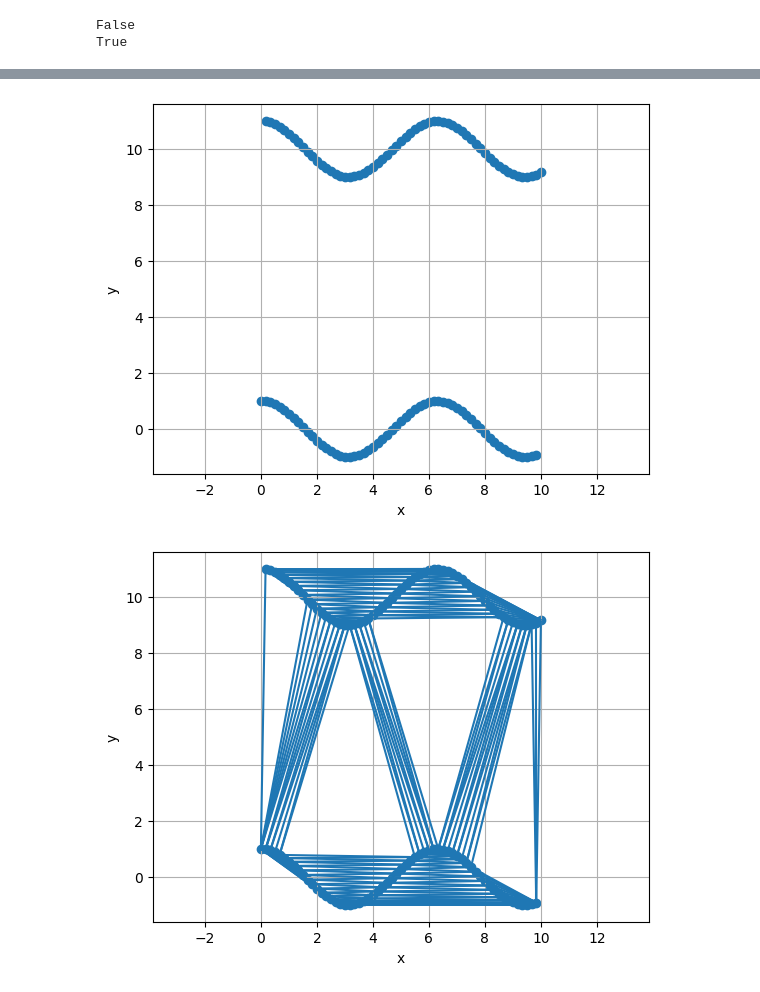
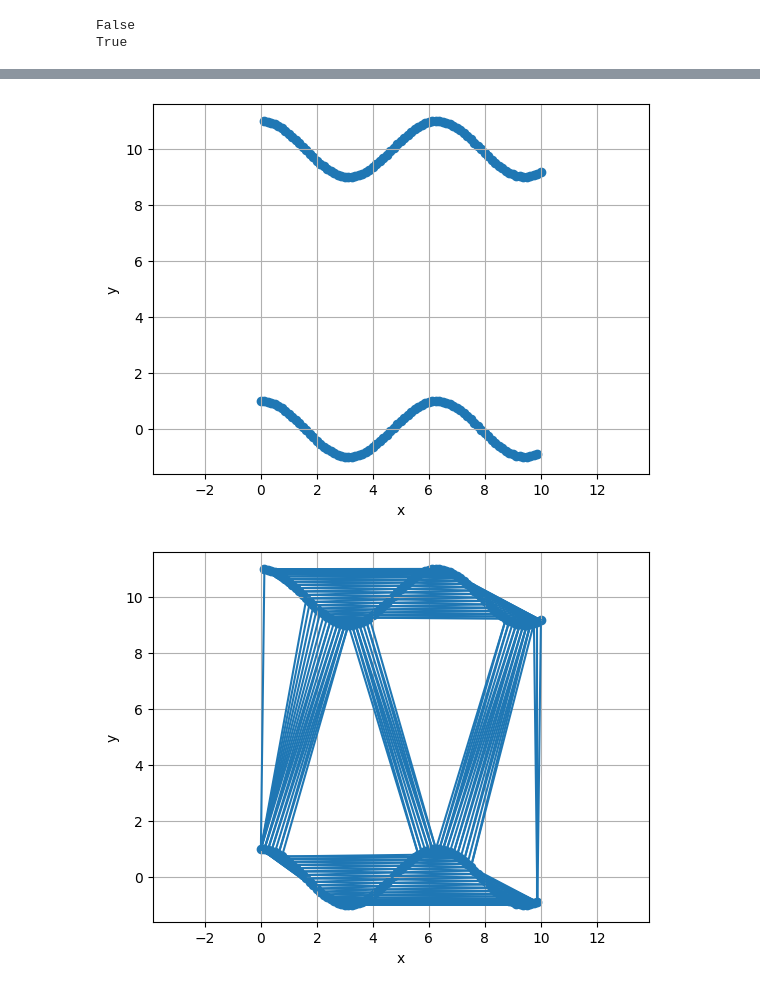
Before and after one commit to bialywaldemar/Geometry_Algorithms, a Jupyter notebook: Delaunay.ipynb, the cells around one changed output, grey strips where cells are left out. Drawn from its saved outputs; the diff is of its cells as text; code cells hidden in the pictures.

```diff
--- a/Delaunay.ipynb
+++ b/Delaunay.ipynb
@@ -72,7 +72,7 @@ def get_wavy_coords(n, amplitude=1, frequency=1, start_x=0, end_x=10, height=10)
         result.append((end_x-i*step, amplitude*np.cos(frequency*(end_x-i*step))+height))
     return result
 # %%
-def is_in_triangle(p, p1, p2, p3, eps=1e-9): # funkcja sprawdza, czy dany punkt p znajduje się w środku trójkąta
+def is_in_triangle(p, p1, p2, p3, eps=0): # funkcja sprawdza, czy dany punkt p znajduje się w środku trójkąta
         def sign(p1, p2, p3):
             return (p1[0] - p3[0]) * (p2[1] - p3[1]) - (p2[0] - p3[0]) * (p1[1] - p3[1])
 
@@ -106,7 +106,7 @@ def on_triangle_edge(p, t, epsilon=1e-9): # funkcja sprawdza, czy punkt jest na
         point_on_line(p, p3, p1, epsilon)
     )
 # %%
-def on_which_edge(P, A, B, C, eps=1e-9): # funkcja sprawdza, na której krawędzi trójkąta znajduje się punkt, 2 pierwsze elementy wyniku to 2 wierzcholki tej krawędzi
+def on_which_edge(P, A, B, C, eps=1e-5): # funkcja sprawdza, na której krawędzi trójkąta znajduje się punkt, 2 pierwsze elementy wyniku to 2 wierzcholki tej krawędzi
     def is_on_edge(P, X, Y):
         cross_product = (P[0] - X[0]) * (Y[1] - X[1]) - (P[1] - X[1]) * (Y[0] - X[0])
         if abs(cross_product) > eps:
@@ -241,7 +240,7 @@ def legalize_edge(p, edge, T, res, dummy):
             legalize_edge(p, (r, edge[1]), T, res, dummy)
 # %%
 def delaunay(P): # P - zbior zawierajacy n punktow na plaszczyznie w postaci krotek (x,y). Zwraca tablicę dodanych przekątnych oraz tablicę stworzonych trójkątów
-
+    P = list(set(P))
     n = len(P)
 
     if n < 3:
@@ -252,9 +251,9 @@ def delaunay(P): # P - zbior zawierajacy n punktow na plaszczyznie w postaci kro
 
     coord_max = max(abs(coord) for point in P for coord in point)
 
-    p1 = (3*coord_max, -2)
-    p2 = (0, 3*coord_max)
-    p3 = (-3*coord_max, -3*coord_max)
+    p1 = (3*coord_max + 10, 0)
+    p2 = (0, 3*coord_max + 4)
+    p3 = (-3*coord_max - 5, -3*coord_max - 3)
     T = [(p1,p2,p3)]
     dummy = [p1,p2,p3]
     res = [(p1,p2),(p2,p3),(p1,p3)]
@@ -276,12 +275,20 @@ def delaunay(P): # P - zbior zawierajacy n punktow na plaszczyznie w postaci kro
             T.append((P[i], pj, pk))
             T.append((P[i], pi, pk))
 
+            legalize_edge(P[i], (pi, pj), T, res, dummy)
+
+            legalize_edge(P[i], (pj, pk), T, res, dummy)
+
+            legalize_edge(P[i], (pi, pk), T, res, dummy)
+
             if find_triangle_with_edge(P[i], (pi, pj), T) is not None:
                 triangle, index, r = find_triangle_with_edge(P[i], (pi,pj), T)
 
+                legalize_edge(P[i], (pi, r), T, res, dummy)
+                legalize_edge(P[i], (r, pj), T, res, dummy)
+
 
         else:
-            print(curr_tr)
             pi, pj, pk = curr_tr
             res.append((P[i], pi))
             res.append((P[i], pj))
@@ -303,3 +310,13 @@ def delaunay(P): # P - zbior zawierajacy n punktow na plaszczyznie w postaci kro
 
 
     return res, T
+P = [(1,0),(2,0),(3,0),(4,0),(2.5,1)]
+V = Visualizer()
+V.add_grid()
+V.axis_equal()
+V.add_point(P)
+V.show()
+edges, triangles = delaunay(P)
+print(edges)
+V.add_line_segment(edges)
+V.show()
@@ -421,7 +378,7 @@ erere
 # %%
 # Wavy coords
 
-P = get_wavy_coords(60)
+P = get_wavy_coords(80)
 V = Visualizer()
 V.add_grid()
 V.axis_equal()
@@ -452,2 +393,2 @@ erere
 [figure]
-[figure, old version]
+[figure, new version]
```
Also changed, not shown: parts of 11 cells of this notebook.
